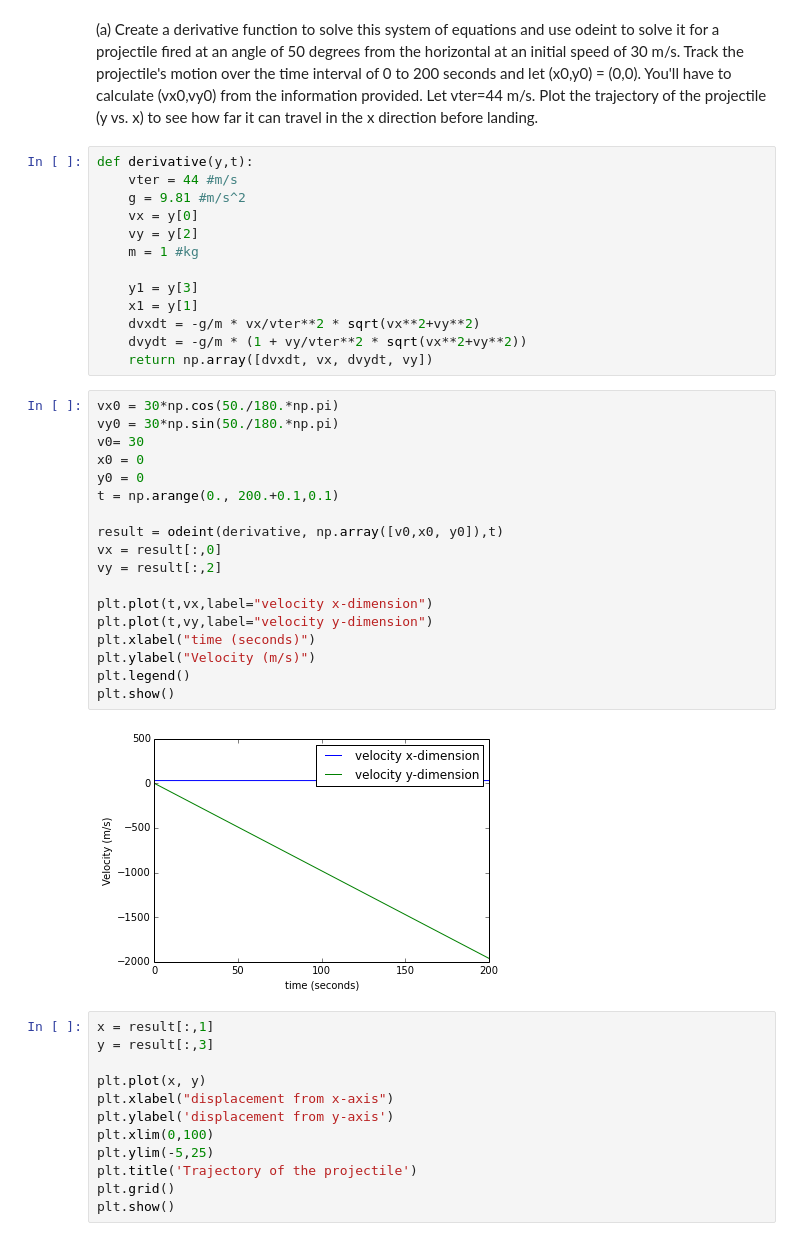
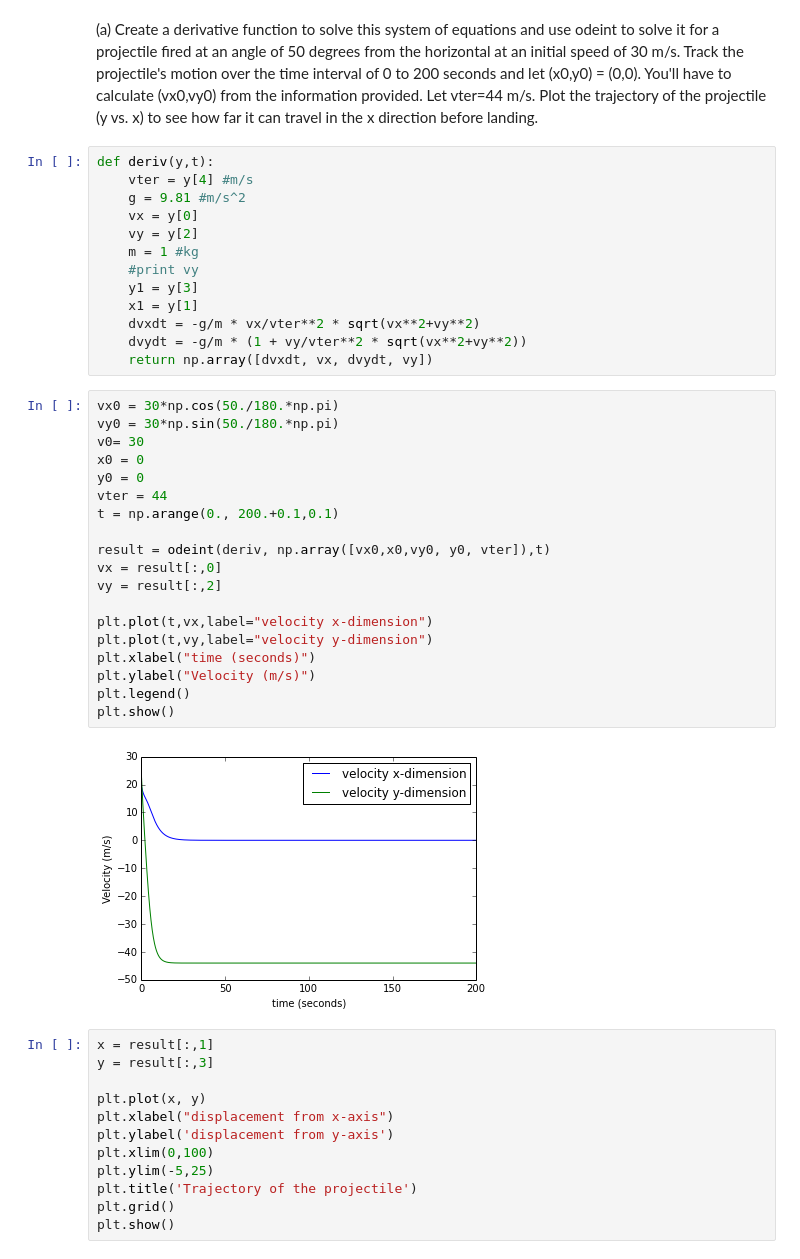
Before and after one commit to nwilli14/PHYS202-S14, a Jupyter notebook: SciPy/ODEExercises.ipynb, the cells around one changed output. Drawn from its saved outputs; the diff is of its cells as text.

```diff
--- a/SciPy/ODEExercises.ipynb
+++ b/SciPy/ODEExercises.ipynb
@@ -377,13 +377,13 @@ plt.show()
 # %% [markdown]
 (a) Create a derivative function to solve this system of equations and use odeint to solve it for a projectile fired at an angle of 50 degrees from the horizontal at an initial speed of 30 m/s. Track the projectile's motion over the time interval of 0 to 200 seconds and let (x0,y0) = (0,0). You'll have to calculate (vx0,vy0) from the information provided. Let vter=44 m/s. Plot the trajectory of the projectile (y vs. x) to see how far it can travel in the x direction before landing.
 # %%
-def derivative(y,t):
-    vter = 44 #m/s
+def deriv(y,t):
+    vter = y[4] #m/s
     g = 9.81 #m/s^2
     vx = y[0]
     vy = y[2]
     m = 1 #kg
-
+    #print vy
     y1 = y[3]
     x1 = y[1]
     dvxdt = -g/m * vx/vter**2 * sqrt(vx**2+vy**2)
@@ -392,23 +392,24 @@ def derivative(y,t):
 # %%
 vx0 = 30*np.cos(50./180.*np.pi)
 vy0 = 30*np.sin(50./180.*np.pi)
 v0= 30
 x0 = 0
 y0 = 0
+vter = 44
 t = np.arange(0., 200.+0.1,0.1)
 
-result = odeint(derivative, np.array([v0,x0, y0]),t)
+result = odeint(deriv, np.array([vx0,x0,vy0, y0, vter]),t)
 vx = result[:,0]
 vy = result[:,2]
 
 plt.plot(t,vx,label="velocity x-dimension")
 plt.plot(t,vy,label="velocity y-dimension")
 plt.xlabel("time (seconds)")
 plt.ylabel("Velocity (m/s)")
 plt.legend()
 plt.show()
 # %% [output]
-[figure, old version]
+[figure, new version]
 # %%
 x = result[:,1]
 y = result[:,3]
```
Also changed, not shown: parts of 8 cells of this notebook, 2 other files.
